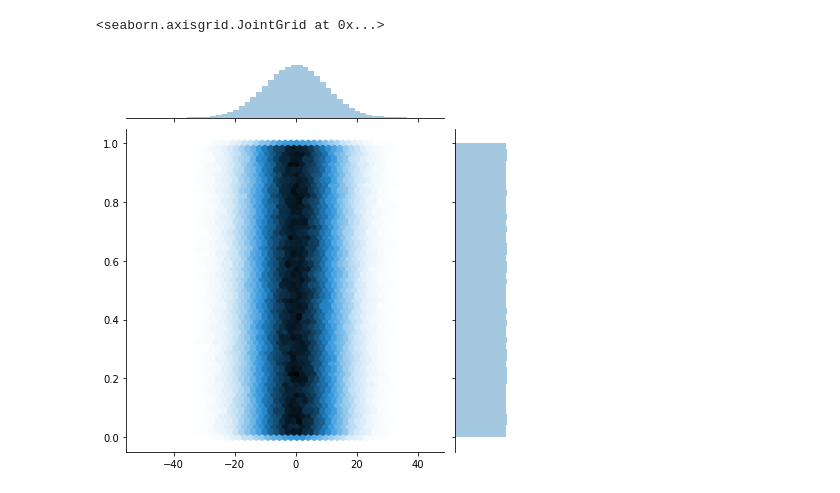
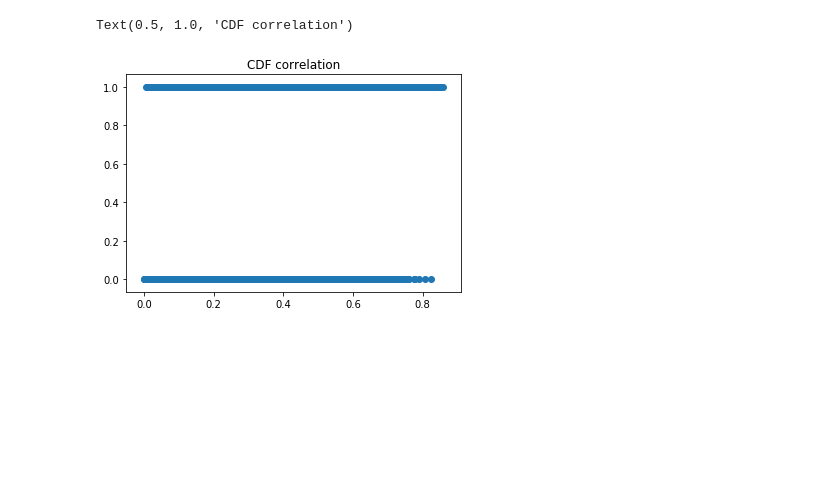
Before and after one commit to spencebeecher/Notebooks, a Jupyter notebook: db_nn/Untitled.ipynb, the cells around one changed output. Saved outputs shown, nothing was run; the diff lists cells and outputs as text; code cells hidden in the pictures; blank space fills up the shorter version.

```diff
--- a/db_nn/Untitled.ipynb
+++ b/db_nn/Untitled.ipynb
@@ -307,5 +364,8 @@ test_pred[:, 0].mean(), y1.mean()
-# %%
-sns.jointplot(x=f, y=f2, kind="hex")
-# %% [output]
-<seaborn.axisgrid.JointGrid at 0x...>
-[figure, removed]
+# %%
+# this is more informative with the other CDF function - it typically shows a stright line
+# here this means nothing
+plt.scatter(test_pred[:10000, -1], test_y[:10000, -1].cpu().numpy())
+plt.title('CDF correlation')
+# %% [output]
+Text(0.5, 1.0, 'CDF correlation')
+[figure, added]
```
Also changed, not shown: parts of 65 cells of this notebook.
